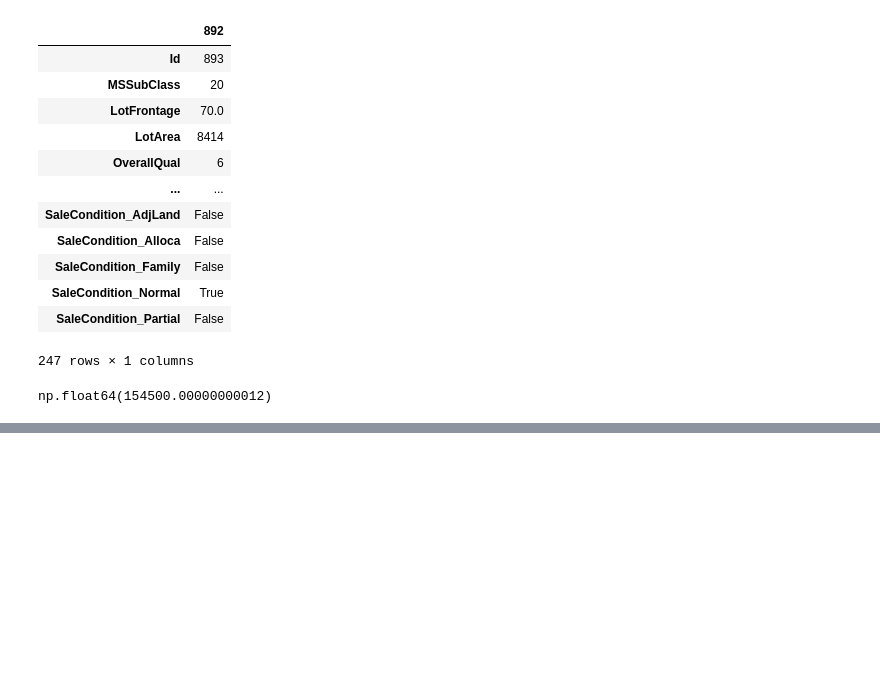
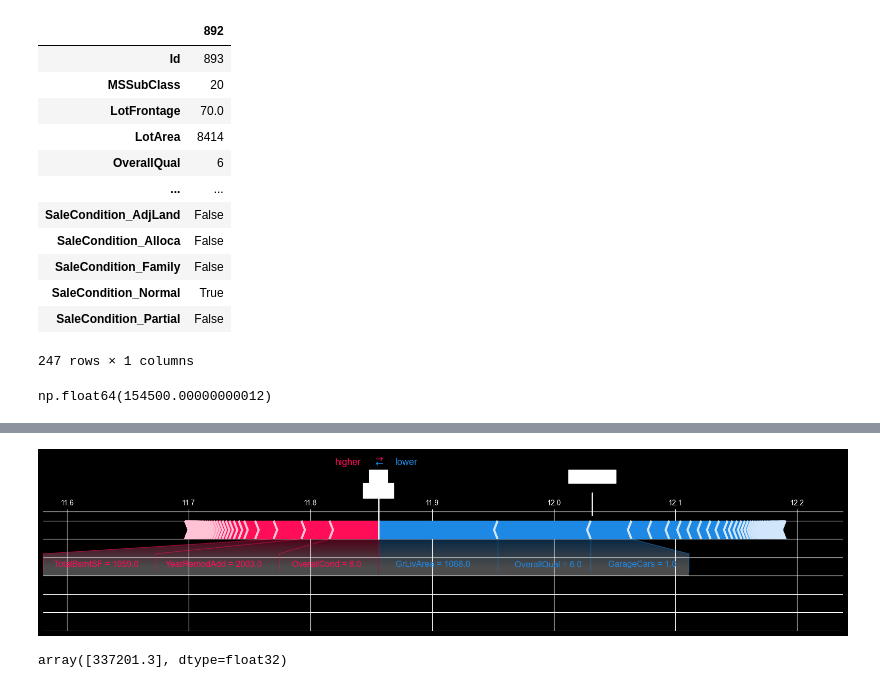
Before and after one commit to ludpotesta/PriceMyHouse, a Jupyter notebook: notebook/PriceMyHouse.ipynb, the cells around one changed output, grey strips where cells are left out. Cells and saved outputs as stored; diff of their text form; code cells hidden in the pictures; blank space fills up the shorter version.

```diff
--- a/notebook/PriceMyHouse.ipynb
+++ b/notebook/PriceMyHouse.ipynb
@@ -332,0 +357,21 @@ plt.show()
+# %%
+import shap
+
+explainer = shap.TreeExplainer(xgb)
+shap_values = explainer.shap_values(X_test)
+# %%
+shap.force_plot(
+    explainer.expected_value,
+    shap_values[0,:],
+    X_test.iloc[0,:],
+    matplotlib=True
+)
+# %% [output]
+[figure, added]
+# %%
+sample = X_test.iloc[1:2]
+pred_log = xgb.predict(sample)
+pred_price = np.expm1(pred_log)
+pred_price
+# %% [output]
+array([337201.3], dtype=float32)
```
Also changed, not shown: parts of 10 cells of this notebook.
